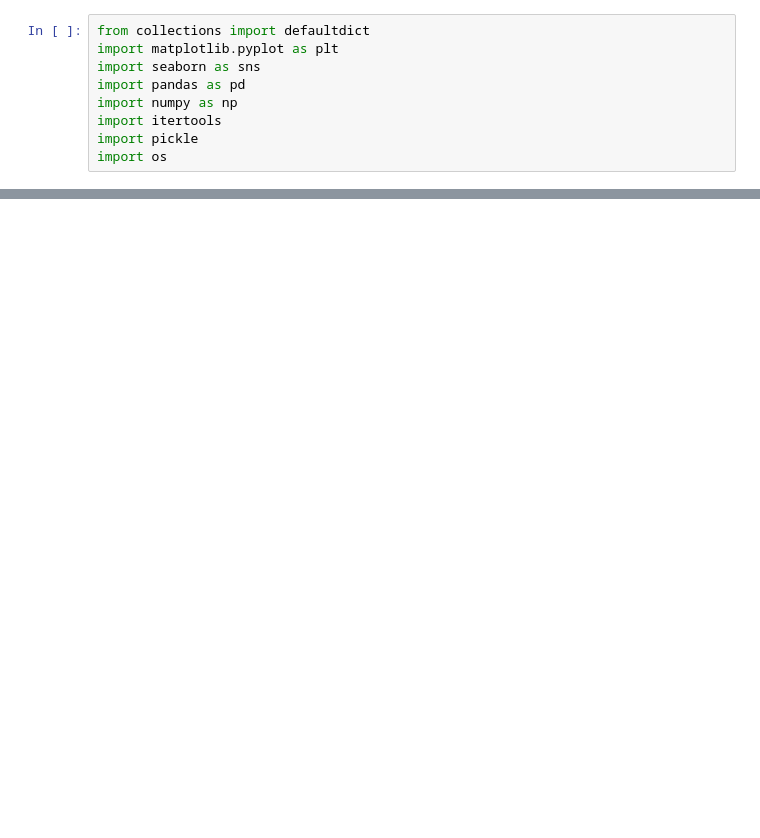
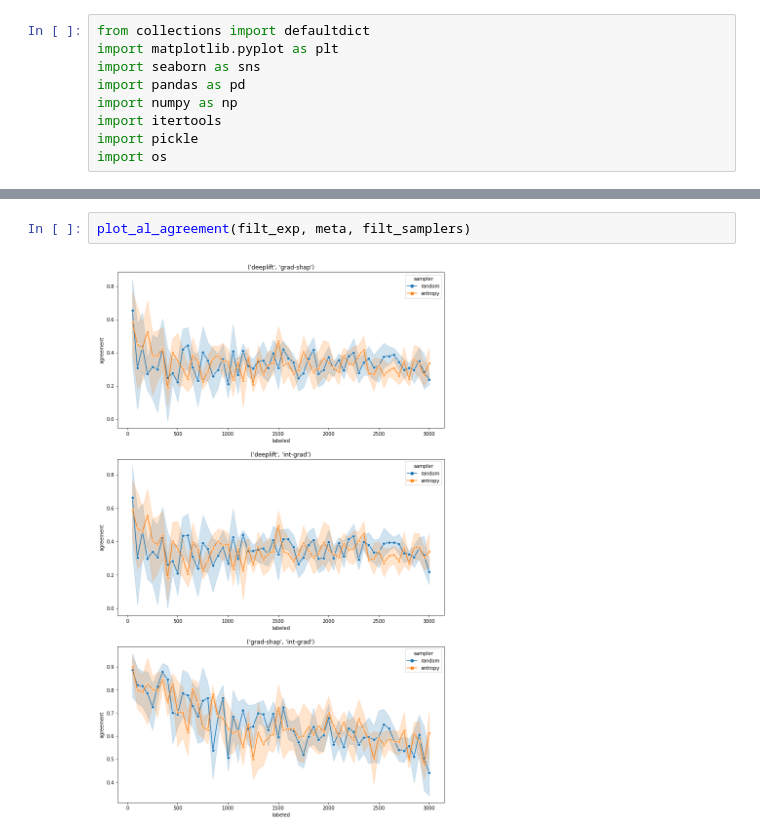
Before and after one commit to mttk/unity-in-xai-court, a Jupyter notebook: notebooks/viz.ipynb, the cells around one changed output, grey strips where cells are left out. Drawn from its saved outputs; the diff is of its cells as text; blank space fills up the shorter version.

```diff
--- a/notebooks/viz.ipynb
+++ b/notebooks/viz.ipynb
@@ -124,3 +182,7 @@ def plot_last_epoch_ci(experiments, intepret_pairs, dataset, model, al_sampler):
+# %%
+plot_al_agreement(filt_exp, meta, filt_samplers)
+# %% [output]
+[figure, added]
 # %%
 plot_last_epoch_ci(experiments, interpret_pairs, dataset, model, al_sampler)
 # %% [output]
```
Also changed, not shown: parts of 12 cells of this notebook, 4 other files.
